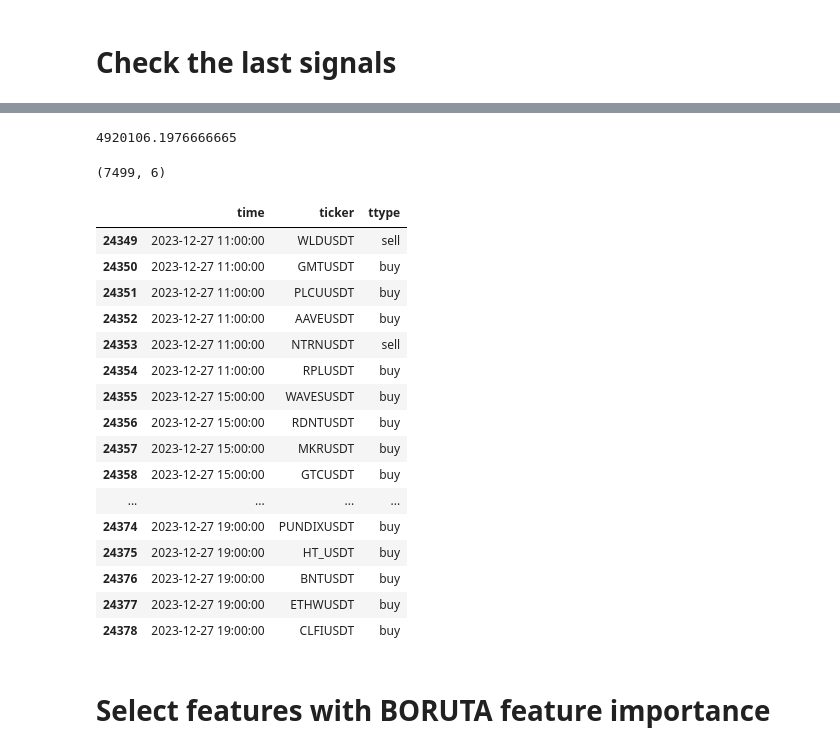
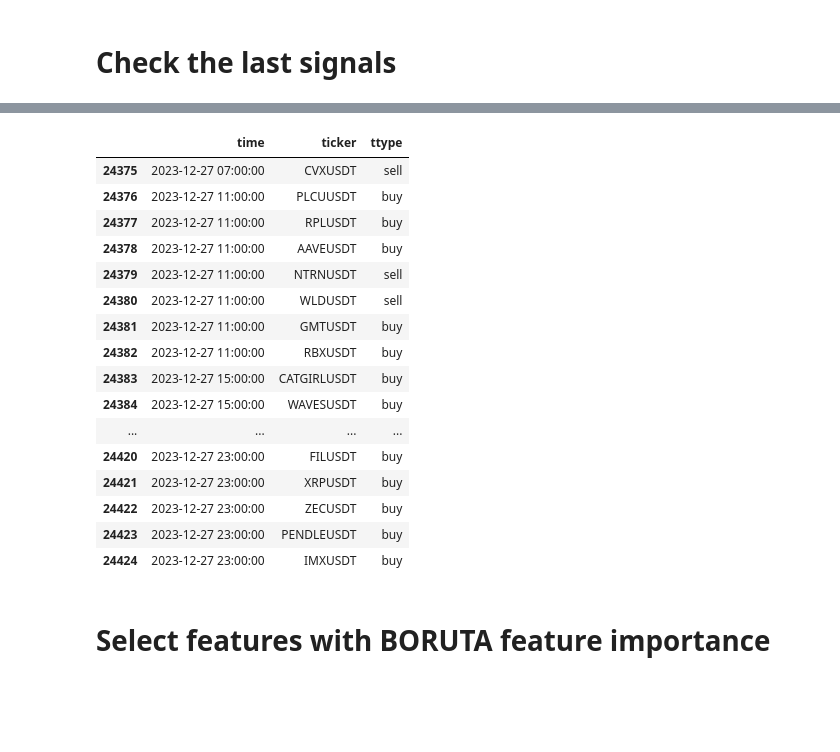
Before and after one commit to beatwad/sigbot, a Jupyter notebook: sigbot/ml/train_model.ipynb, the cells around one changed output, grey strips where cells are left out. Cells and saved outputs as stored; diff of their text form; code cells hidden in the pictures; blank space fills up the shorter version.

```diff
--- a/sigbot/ml/train_model.ipynb
+++ b/sigbot/ml/train_model.ipynb
@@ -578,39 +571,30 @@ x.tail(10)
-# %%
-x = pd.read_pickle('../optimizer/ticker_dataframes/KWENTAUSDT_1h.pkl')[-50:]
-(x['close'] * x['volume']).rolling(24).sum().mean()
-# %% [output]
-4920106.1976666665
-# %%
-x.shape
-# %% [output]
-(7499, 6)
 # %%
-# KWENTAUSDT (low vol), INVUSDT (low vol), HT_USDT (low vol, no real signal)
+# KWENTAUSDT (low vol), INVUSDT (low vol), HT_USDT (low vol, no real signal), LRCUSDT, DASHUSDT
 
 x = pd.read_pickle('signal_stat/buy_stat_1h.pkl')
 x['ttype'] = 'buy'
 y = pd.read_pickle('signal_stat/sell_stat_1h.pkl')
 y['ttype'] = 'sell'
 x = pd.concat([x, y]).sort_values('time').reset_index(drop=True)
-x[['time', 'ticker', 'ttype']].tail(30)
+x[['time', 'ticker', 'ttype']].tail(50)
 # %% [output]
 |  | time | ticker | ttype |
-| 24349 | 2023-12-27 11:00:00 | WLDUSDT | sell |
-| 24350 | 2023-12-27 11:00:00 | GMTUSDT | buy |
-| 24351 | 2023-12-27 11:00:00 | PLCUUSDT | buy |
-| 24352 | 2023-12-27 11:00:00 | AAVEUSDT | buy |
-| 24353 | 2023-12-27 11:00:00 | NTRNUSDT | sell |
-| 24354 | 2023-12-27 11:00:00 | RPLUSDT | buy |
-| 24355 | 2023-12-27 15:00:00 | WAVESUSDT | buy |
-| 24356 | 2023-12-27 15:00:00 | RDNTUSDT | buy |
-| 24357 | 2023-12-27 15:00:00 | MKRUSDT | buy |
-| 24358 | 2023-12-27 15:00:00 | GTCUSDT | buy |
+| 24375 | 2023-12-27 07:00:00 | CVXUSDT | sell |
+| 24376 | 2023-12-27 11:00:00 | PLCUUSDT | buy |
+| 24377 | 2023-12-27 11:00:00 | RPLUSDT | buy |
+| 24378 | 2023-12-27 11:00:00 | AAVEUSDT | buy |
+| 24379 | 2023-12-27 11:00:00 | NTRNUSDT | sell |
+| 24380 | 2023-12-27 11:00:00 | WLDUSDT | sell |
+| 24381 | 2023-12-27 11:00:00 | GMTUSDT | buy |
+| 24382 | 2023-12-27 11:00:00 | RBXUSDT | buy |
+| 24383 | 2023-12-27 15:00:00 | CATGIRLUSDT | buy |
+| 24384 | 2023-12-27 15:00:00 | WAVESUSDT | buy |
 | ... | ... | ... | ... |
-| 24374 | 2023-12-27 19:00:00 | PUNDIXUSDT | buy |
-| 24375 | 2023-12-27 19:00:00 | HT_USDT | buy |
-| 24376 | 2023-12-27 19:00:00 | BNTUSDT | buy |
-| 24377 | 2023-12-27 19:00:00 | ETHWUSDT | buy |
-| 24378 | 2023-12-27 19:00:00 | CLFIUSDT | buy |
+| 24420 | 2023-12-27 23:00:00 | FILUSDT | buy |
+| 24421 | 2023-12-27 23:00:00 | XRPUSDT | buy |
+| 24422 | 2023-12-27 23:00:00 | ZECUSDT | buy |
+| 24423 | 2023-12-27 23:00:00 | PENDLEUSDT | buy |
+| 24424 | 2023-12-27 23:00:00 | IMXUSDT | buy |
 # %% [markdown]
 # Select features with BORUTA feature importance
 # %%
```
Also changed, not shown: parts of 12 cells of this notebook, 4 other files.
